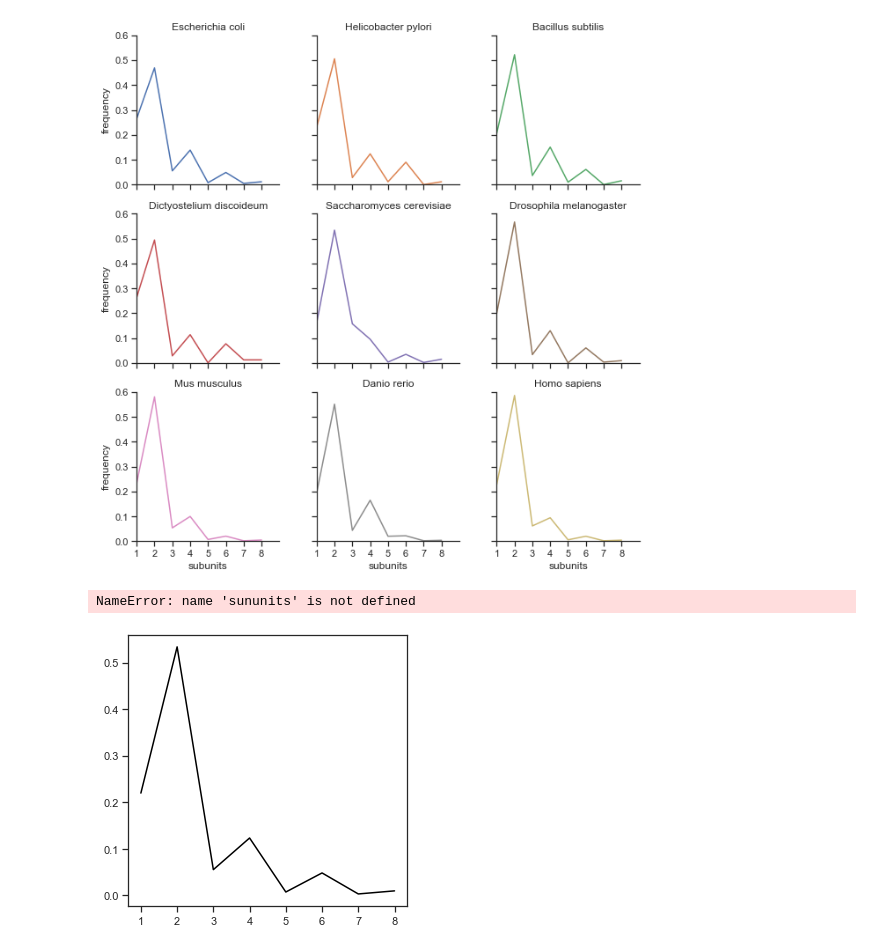
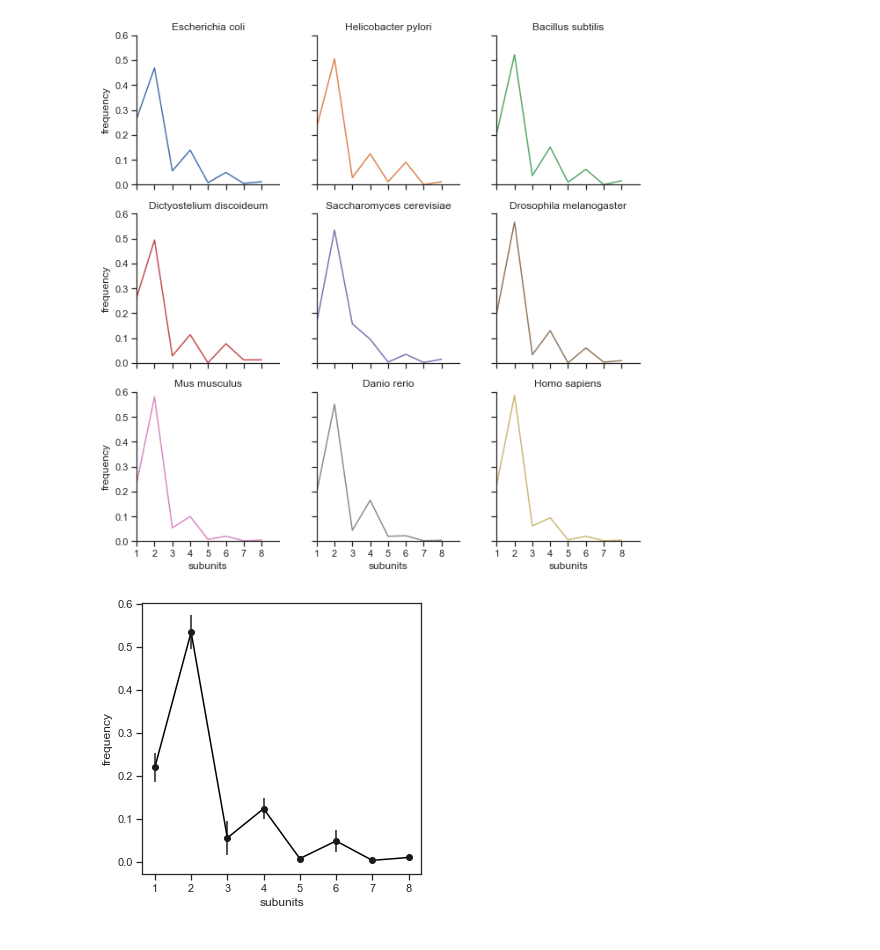
Before and after one commit to LenaDanielli/Protein-homo-oligomer-distribution, a Jupyter notebook: Protein_classification.ipynb, the cells around one changed output. Drawn from its saved outputs; the diff is of its cells as text; code cells hidden in the pictures.

```diff
--- a/Protein_classification.ipynb
+++ b/Protein_classification.ipynb
@@ -302,18 +302,17 @@ plt.show()
 # %%
 avg_f = np.array([0.219739581, 0.534149383, 0.0551763,  0.123225463,  0.007093241, 0.048107875, 0.002945018, 0.009563138])
 std_f = np.array([0.033745957, 0.040207401, 0.04010942,  0.02513223,  0.006181336, 0.025843627, 0.003734849, 0.004471383])
 subunits = np.arange(1,9)
 
 plt.figure(figsize = (5, 5))
 
 # ax = sns.distplot(x)
 # ax.axvline(np.mean(x), color='r', linestyle='--')
 
 ax = plt.plot(subunits, avg_f, c="black")
-plt.errorbar(sununits, avg_f, yerr=std_f, fmt='ok');
+plt.errorbar(subunits, avg_f, yerr=std_f, fmt='ok');
 plt.xlabel('subunits', fontsize=12)
 plt.ylabel('frequency', fontsize=12)
 plt.show()
 # %% [output]
-NameError: name 'sununits' is not defined
-[figure, old version]
+[figure, new version]
```
